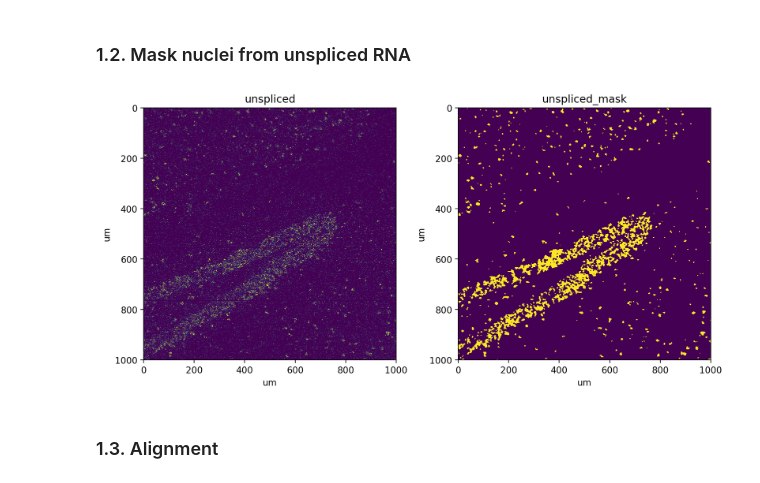
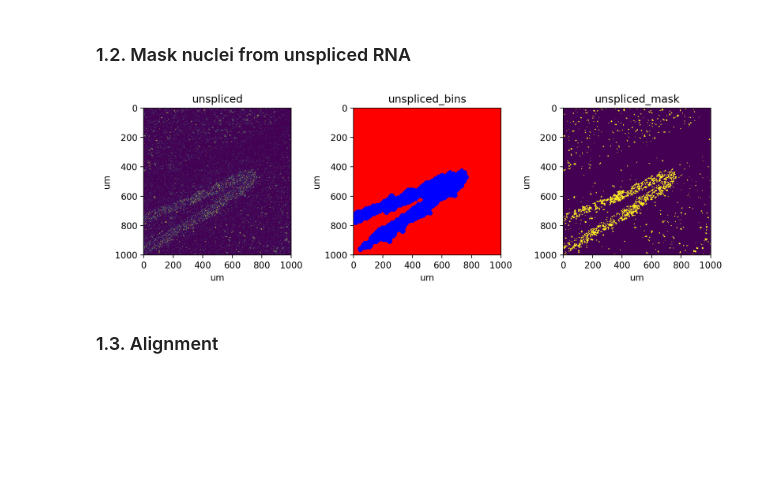
Before and after one commit to aristoteleo/spateo-notebooks, a Jupyter notebook: segmentation/stain_segmentation.ipynb, the cells around one changed output. Saved outputs shown, nothing was run; the diff lists cells and outputs as text; code cells hidden in the pictures; blank space fills up the shorter version.

Commit message:
minor segmentation updates

```diff
--- a/segmentation/stain_segmentation.ipynb
+++ b/segmentation/stain_segmentation.ipynb
@@ -59,18 +56,20 @@ st.pl.imshow(adata, 'stain_mask', ax=axes[1])
 # %% [markdown]
 ### 1.2. Mask nuclei from unspliced RNA
 # %%
+st.pp.segmentation.segment_densities(adata, 'unspliced', 10, k=7, distance_threshold=5)
 st.pp.segmentation.score_and_mask_pixels(
     adata, 'unspliced', k=5, method='EM+BP',
     em_kwargs=dict(downsample=0.01, seed=2022),
-    bp_kwargs=dict(n_threads=8, k=3, square=False, p=0.9, q=0.1),
+    bp_kwargs=dict(n_threads=8, k=3, square=False, p=0.7, q=0.3),
     mk=7,
 )
 
-fig, axes = plt.subplots(ncols=2, figsize=(10, 5), tight_layout=True)
+fig, axes = plt.subplots(ncols=3, figsize=(10, 5), tight_layout=True)
 st.pl.imshow(adata, 'unspliced', ax=axes[0], vmax=5)
-st.pl.imshow(adata, 'unspliced_mask', ax=axes[1])
+st.pl.imshow(adata, 'unspliced_bins', ax=axes[1], labels=True)
+st.pl.imshow(adata, 'unspliced_mask', ax=axes[2])
 # %% [output]
-[figure, old version]
+[figure, new version]
 # %% [markdown]
 ### 1.3. Alignment
 # %% [markdown]
```
Also changed, not shown: parts of 9 cells of this notebook, 1 other file.
